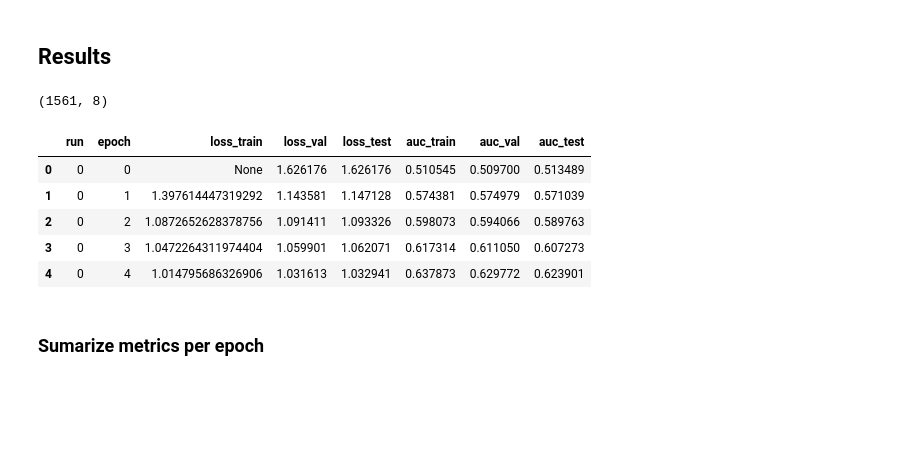
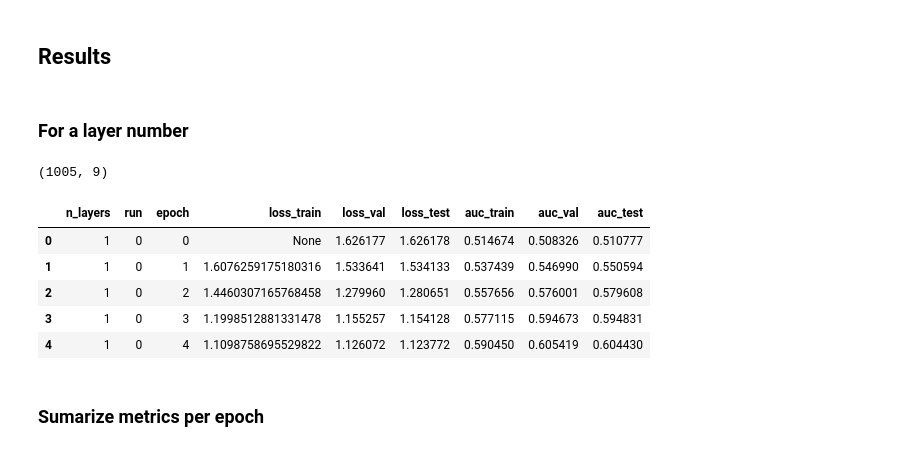
Before and after one commit to caiolmart/node-concordance, a Jupyter notebook: notebooks/gamma_function/01-1-positional_graph_sage_gamma_function.ipynb, the cells around one changed output. Drawn from its saved outputs; the diff is of its cells as text; code cells hidden in the pictures; blank space fills up the shorter version.

```diff
--- a/notebooks/gamma_function/01-1-positional_graph_sage_gamma_function.ipynb
+++ b/notebooks/gamma_function/01-1-positional_graph_sage_gamma_function.ipynb
@@ -83,17 +79,21 @@ for run in range(30):
 # %% [markdown]
 ## Results
+# %% [markdown]
+### For a layer number
+# %%
+n_layers = 1
 # %%
-metrics = GammaGraphSage.read_metrics()
+metrics = PositionalOmegaGraphSageCosSim.read_metrics(n_layers=n_layers)
 print(metrics.shape)
 metrics.head()
 # %% [output]
-(1561, 8)
+(1005, 9)
-|  | run | epoch | loss_train | loss_val | loss_test | auc_train | auc_val | auc_test |
-| 0 | 0 | 0 | None | 1.626176 | 1.626176 | 0.510545 | 0.509700 | 0.513489 |
-| 1 | 0 | 1 | 1.397614447319292 | 1.143581 | 1.147128 | 0.574381 | 0.574979 | 0.571039 |
-| 2 | 0 | 2 | 1.0872652628378756 | 1.091411 | 1.093326 | 0.598073 | 0.594066 | 0.589763 |
-| 3 | 0 | 3 | 1.0472264311974404 | 1.059901 | 1.062071 | 0.617314 | 0.611050 | 0.607273 |
-| 4 | 0 | 4 | 1.014795686326906 | 1.031613 | 1.032941 | 0.637873 | 0.629772 | 0.623901 |
+|  | n_layers | run | epoch | loss_train | loss_val | loss_test | auc_train | auc_val | auc_test |
+| 0 | 1 | 0 | 0 | None | 1.626177 | 1.626178 | 0.514674 | 0.508326 | 0.510777 |
+| 1 | 1 | 0 | 1 | 1.6076259175180316 | 1.533641 | 1.534133 | 0.537439 | 0.546990 | 0.550594 |
+| 2 | 1 | 0 | 2 | 1.4460307165768458 | 1.279960 | 1.280651 | 0.557656 | 0.576001 | 0.579608 |
+| 3 | 1 | 0 | 3 | 1.1998512881331478 | 1.155257 | 1.154128 | 0.577115 | 0.594673 | 0.594831 |
+| 4 | 1 | 0 | 4 | 1.1098758695529822 | 1.126072 | 1.123772 | 0.590450 | 0.605419 | 0.604430 |
 # %% [markdown]
 ### Sumarize metrics per epoch
 # %%
```
Also changed, not shown: parts of 25 cells of this notebook.
